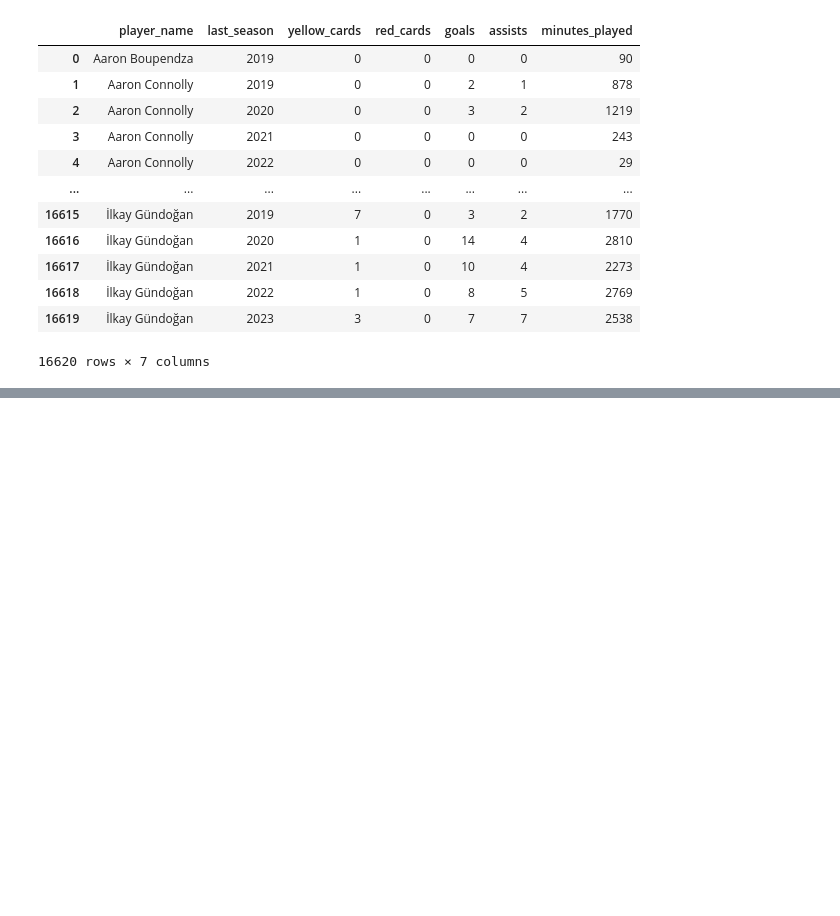
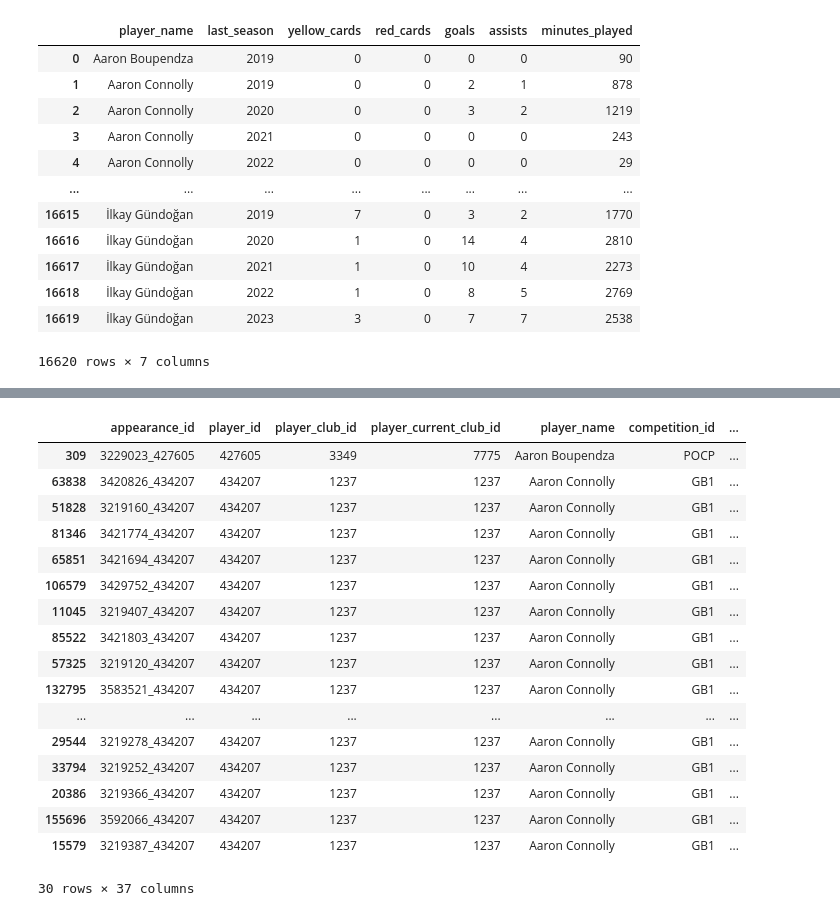
Before and after one commit to wjco/DAStudy-sat, a Jupyter notebook: Tek/football-data-from-transfermarkt/preprocessing-football-data-from-transfermarkt.ipynb, the cells around one changed output, grey strips where cells are left out. Saved outputs shown, nothing was run; the diff lists cells and outputs as text; code cells hidden in the pictures; blank space fills up the shorter version.

```diff
--- a/Tek/football-data-from-transfermarkt/preprocessing-football-data-from-transfermarkt.ipynb
+++ b/Tek/football-data-from-transfermarkt/preprocessing-football-data-from-transfermarkt.ipynb
@@ -335,0 +584,21 @@ df_merged.to_csv("data/df_merged.csv", index=False)
+# %%
+df_not_grouped.sort_values(by="player_name")[:30]
+# %% [output]
+|  | appearance_id | player_id | player_club_id | player_current_club_id | player_name | competition_id | ... |
+| 309 | 3229023_427605 | 427605 | 3349 | 7775 | Aaron Boupendza | POCP | ... |
+| 63838 | 3420826_434207 | 434207 | 1237 | 1237 | Aaron Connolly | GB1 | ... |
+| 51828 | 3219160_434207 | 434207 | 1237 | 1237 | Aaron Connolly | GB1 | ... |
+| 81346 | 3421774_434207 | 434207 | 1237 | 1237 | Aaron Connolly | GB1 | ... |
+| 65851 | 3421694_434207 | 434207 | 1237 | 1237 | Aaron Connolly | GB1 | ... |
+| 106579 | 3429752_434207 | 434207 | 1237 | 1237 | Aaron Connolly | GB1 | ... |
+| 11045 | 3219407_434207 | 434207 | 1237 | 1237 | Aaron Connolly | GB1 | ... |
+| 85522 | 3421803_434207 | 434207 | 1237 | 1237 | Aaron Connolly | GB1 | ... |
+| 57325 | 3219120_434207 | 434207 | 1237 | 1237 | Aaron Connolly | GB1 | ... |
+| 132795 | 3583521_434207 | 434207 | 1237 | 1237 | Aaron Connolly | GB1 | ... |
+| ... | ... | ... | ... | ... | ... | ... | ... |
+| 29544 | 3219278_434207 | 434207 | 1237 | 1237 | Aaron Connolly | GB1 | ... |
+| 33794 | 3219252_434207 | 434207 | 1237 | 1237 | Aaron Connolly | GB1 | ... |
+| 20386 | 3219366_434207 | 434207 | 1237 | 1237 | Aaron Connolly | GB1 | ... |
+| 155696 | 3592066_434207 | 434207 | 1237 | 1237 | Aaron Connolly | GB1 | ... |
+| 15579 | 3219387_434207 | 434207 | 1237 | 1237 | Aaron Connolly | GB1 | ... |
+30 rows × 37 columns
```
Also changed, not shown: parts of 30 cells of this notebook, 1 other file.
